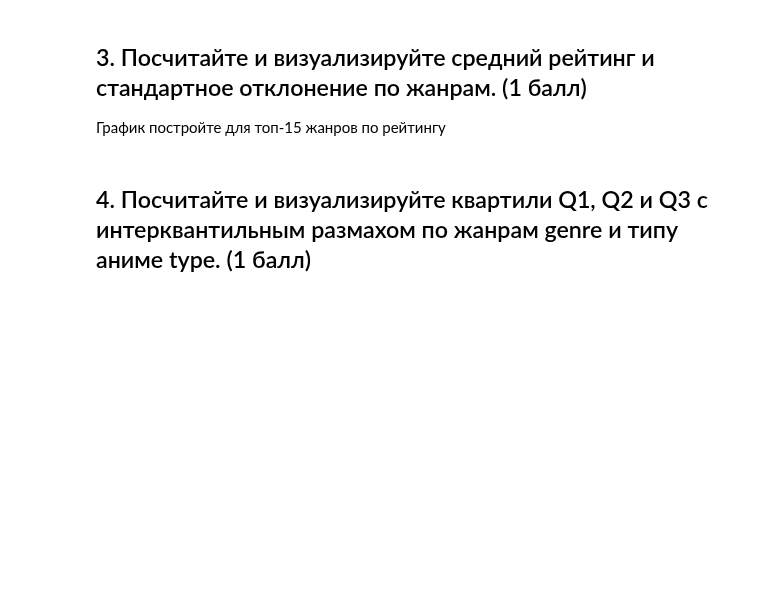
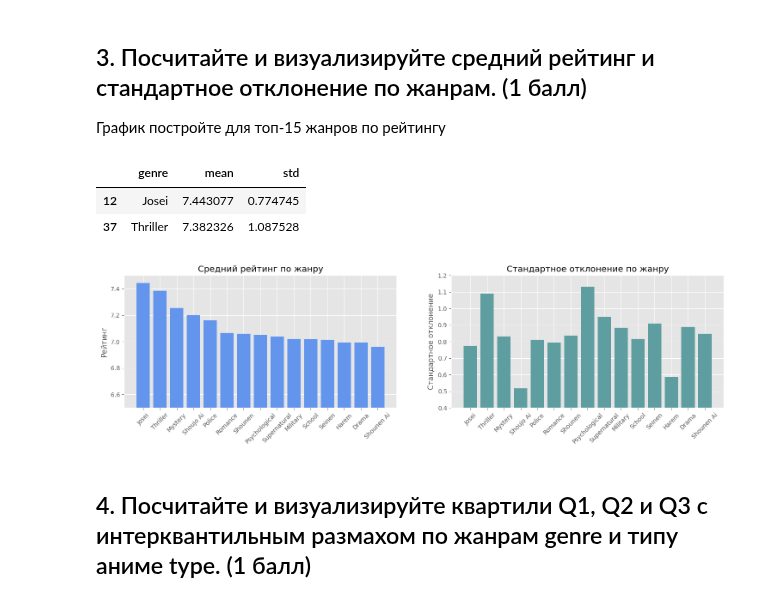
Before and after one commit to hilkovich/itmo_math_stat, a Jupyter notebook: homework_1/HW_1.ipynb, the cells around one changed output. Cells and saved outputs as stored; diff of their text form; code cells hidden in the pictures; blank space fills up the shorter version.

```diff
--- a/homework_1/HW_1.ipynb
+++ b/homework_1/HW_1.ipynb
@@ -115,6 +115,50 @@ plt.show()
 # %% [markdown]
 ## 3. Посчитайте и визуализируйте средний рейтинг и стандартное отклонение по жанрам. (1 балл)
 График постройте для топ-15 жанров по рейтингу
+# %%
+# Копирование исходного датасета (что бы иметь возможность обратиться к исходнику)
+df_genre_str = df.copy()
+
+# Разделение жанров
+df_genre_str["genre"] = df_genre_str["genre"].str.split(", ")
+df_genre_str = df_genre_str.explode("genre")
+# %%
+# Группировка по жанрам и расчет среднего рейтинга и стандартного отклонения
+genre_ratings = (
+    df_genre_str.groupby("genre")["rating"].agg(["mean", "std"]).reset_index()
+)
+
+# Сортировка жанров по среднему рейтингу
+top_15_genres = genre_ratings.sort_values("mean", ascending=False).head(15)
+
+top_15_genres.head(2)
+# %% [output]
+|  | genre | mean | std |
+| 12 | Josei | 7.443077 | 0.774745 |
+| 37 | Thriller | 7.382326 | 1.087528 |
+# %%
+# Визуализация данных
+plt.figure(figsize=(18, 4))
+
+# Средний рейтинг
+plt.subplot(1, 2, 1)
+plt.bar(top_15_genres["genre"], top_15_genres["mean"], color="cornflowerblue")
+plt.title("Средний рейтинг по жанру")
+plt.ylabel("Рейтинг")
+plt.xticks(rotation=45)
+plt.ylim(6.5, 7.5)
+
+# Стандартное отклонение
+plt.subplot(1, 2, 2)
+plt.bar(top_15_genres["genre"], top_15_genres["std"], color="cadetblue")
+plt.title("Стандартное отклонение по жанру")
+plt.ylabel("Стандартное отклонение")
+plt.xticks(rotation=45)
+plt.ylim(0.4, 1.2)
+
+plt.show()
+# %% [output]
+[figure, added]
 # %% [markdown]
 ## 4. Посчитайте и визуализируйте квартили Q1, Q2 и Q3 с интерквантильным размахом по жанрам genre и типу аниме type. (1 балл)
 # %% [markdown]
```
Also changed, not shown: parts of 3 cells of this notebook.
